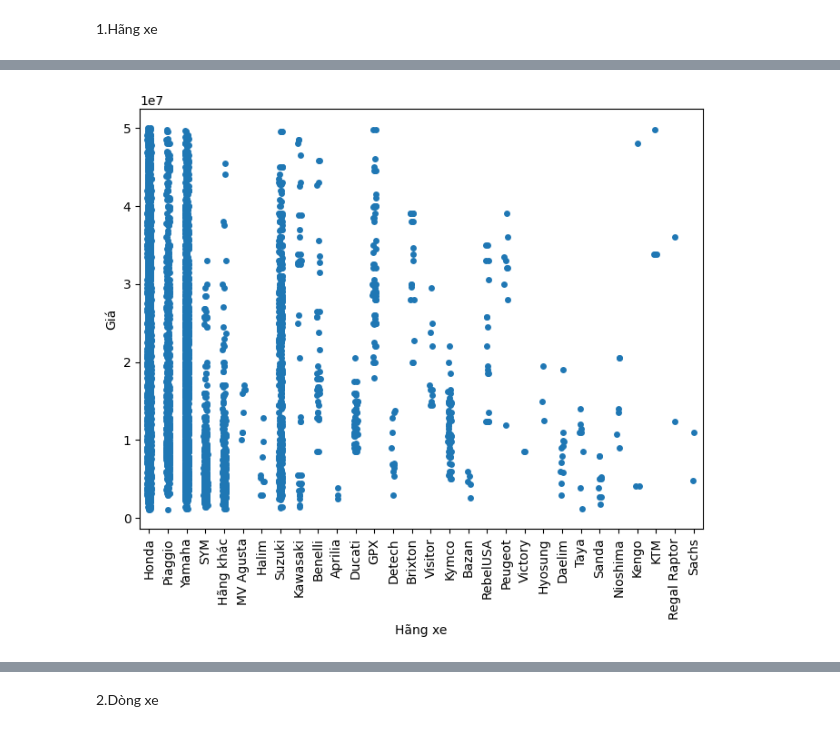
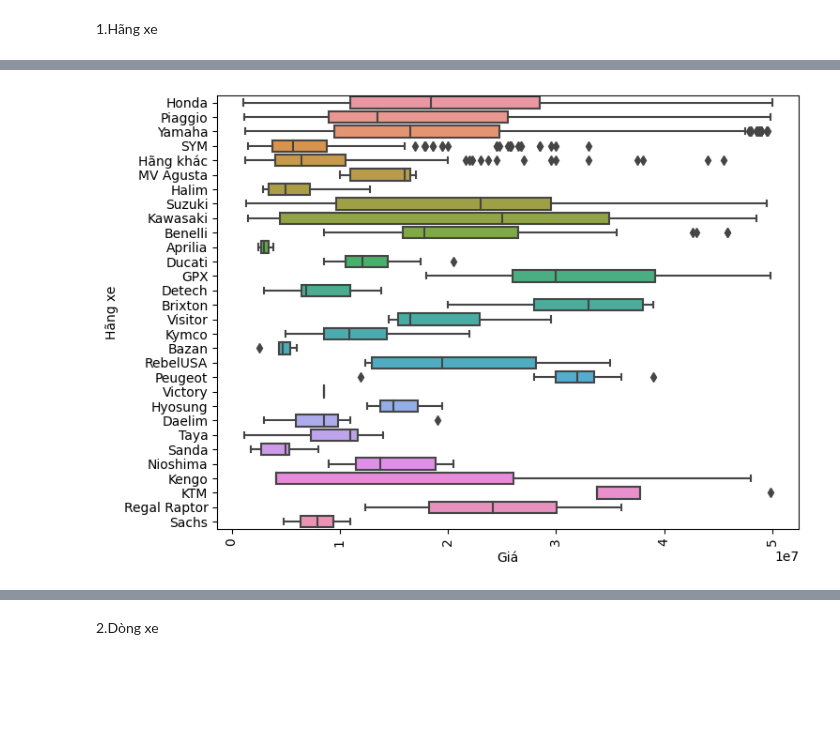
Before and after one commit to hungng2k2/du-doan-gia-xe-may, a Jupyter notebook: eda.ipynb, the cells around one changed output, grey strips where cells are left out. Saved outputs shown, nothing was run; the diff lists cells and outputs as text; code cells hidden in the pictures; blank space fills up the shorter version.

```diff
--- a/eda.ipynb
+++ b/eda.ipynb
@@ -35,8 +41,8 @@ data = data[(data['Giá'] < 50000000) & (data['Giá'] > 1000000)]
 # %%
 fig, ax = plt.subplots(figsize=(8,6))
-sns.stripplot(data=data, x='Hãng xe', y='Giá', ax=ax)
+sns.boxplot(data=data, y='Hãng xe', x='Giá', ax=ax)
 locs, labels = plt.xticks()
 plt.setp(labels, rotation=90)
 plt.show()
 # %% [output]
-[figure, old version]
+[figure, new version]
```
Also changed, not shown: parts of 6 cells of this notebook.
